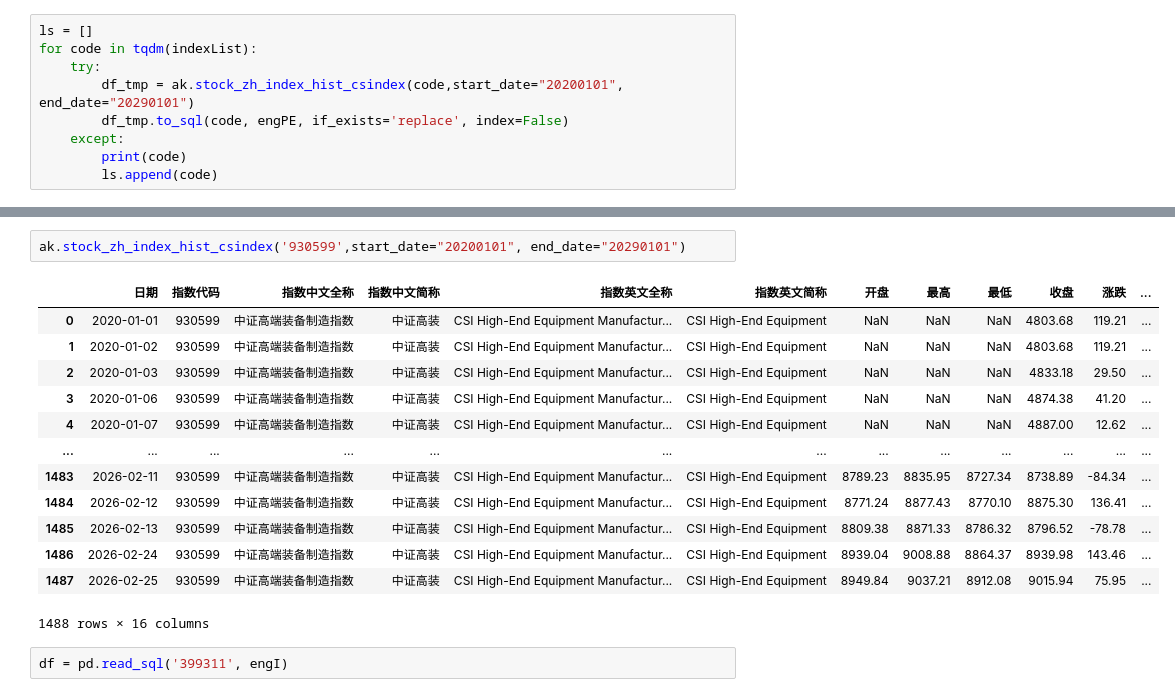
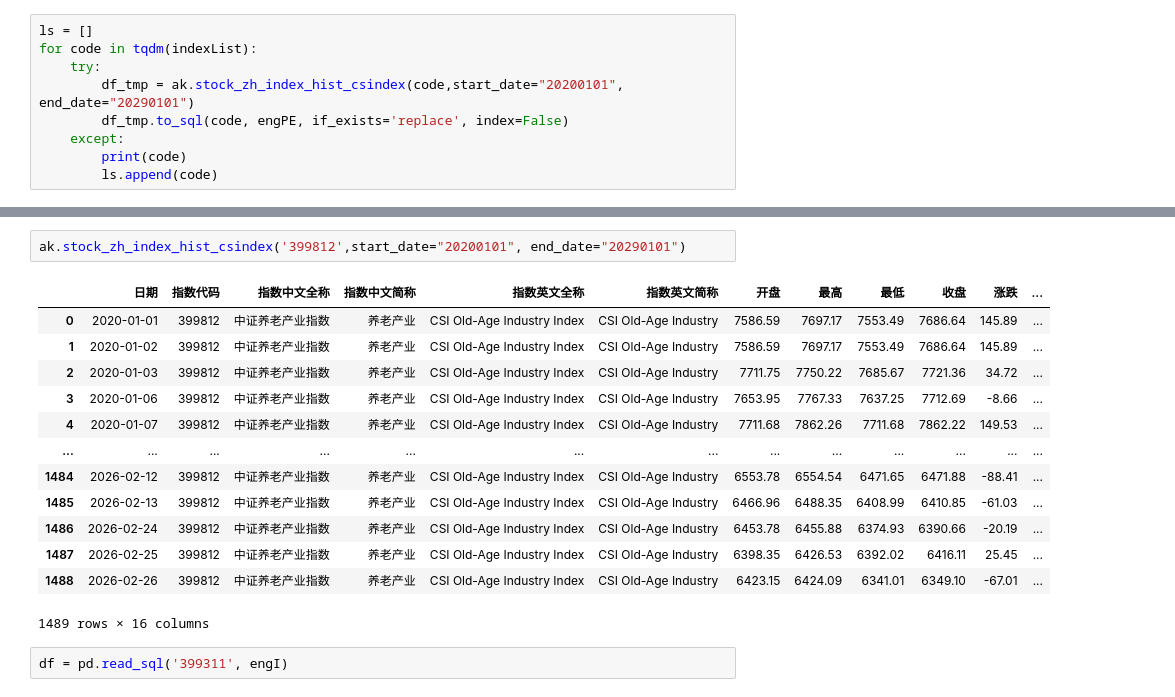
Before and after one commit to u588/app, a Jupyter notebook: TDXapp/获得中证股指市盈率.ipynb, the cells around one changed output, grey strips where cells are left out. Cells and saved outputs as stored; diff of their text form.

```diff
--- a/TDXapp/获得中证股指市盈率.ipynb
+++ b/TDXapp/获得中证股指市盈率.ipynb
@@ -36,19 +37,19 @@ ls
 # %%
-ak.stock_zh_index_hist_csindex('930599',start_date="20200101", end_date="20290101")
+ak.stock_zh_index_hist_csindex('399812',start_date="20200101", end_date="20290101")
 # %% [output]
 |  | 日期 | 指数代码 | 指数中文全称 | 指数中文简称 | 指数英文全称 | 指数英文简称 | 开盘 | 最高 | 最低 | 收盘 | 涨跌 | ... |
-| 0 | 2020-01-01 | 930599 | 中证高端装备制造指数 | 中证高装 | CSI High-End Equipment Manufactur... | CSI High-End Equipment | NaN | NaN | NaN | 4803.68 | 119.21 | ... |
-| 1 | 2020-01-02 | 930599 | 中证高端装备制造指数 | 中证高装 | CSI High-End Equipment Manufactur... | CSI High-End Equipment | NaN | NaN | NaN | 4803.68 | 119.21 | ... |
-| 2 | 2020-01-03 | 930599 | 中证高端装备制造指数 | 中证高装 | CSI High-End Equipment Manufactur... | CSI High-End Equipment | NaN | NaN | NaN | 4833.18 | 29.50 | ... |
-| 3 | 2020-01-06 | 930599 | 中证高端装备制造指数 | 中证高装 | CSI High-End Equipment Manufactur... | CSI High-End Equipment | NaN | NaN | NaN | 4874.38 | 41.20 | ... |
-| 4 | 2020-01-07 | 930599 | 中证高端装备制造指数 | 中证高装 | CSI High-End Equipment Manufactur... | CSI High-End Equipment | NaN | NaN | NaN | 4887.00 | 12.62 | ... |
+| 0 | 2020-01-01 | 399812 | 中证养老产业指数 | 养老产业 | CSI Old-Age Industry Index | CSI Old-Age Industry | 7586.59 | 7697.17 | 7553.49 | 7686.64 | 145.89 | ... |
+| 1 | 2020-01-02 | 399812 | 中证养老产业指数 | 养老产业 | CSI Old-Age Industry Index | CSI Old-Age Industry | 7586.59 | 7697.17 | 7553.49 | 7686.64 | 145.89 | ... |
+| 2 | 2020-01-03 | 399812 | 中证养老产业指数 | 养老产业 | CSI Old-Age Industry Index | CSI Old-Age Industry | 7711.75 | 7750.22 | 7685.67 | 7721.36 | 34.72 | ... |
+| 3 | 2020-01-06 | 399812 | 中证养老产业指数 | 养老产业 | CSI Old-Age Industry Index | CSI Old-Age Industry | 7653.95 | 7767.33 | 7637.25 | 7712.69 | -8.66 | ... |
+| 4 | 2020-01-07 | 399812 | 中证养老产业指数 | 养老产业 | CSI Old-Age Industry Index | CSI Old-Age Industry | 7711.68 | 7862.26 | 7711.68 | 7862.22 | 149.53 | ... |
 | ... | ... | ... | ... | ... | ... | ... | ... | ... | ... | ... | ... | ... |
-| 1483 | 2026-02-11 | 930599 | 中证高端装备制造指数 | 中证高装 | CSI High-End Equipment Manufactur... | CSI High-End Equipment | 8789.23 | 8835.95 | 8727.34 | 8738.89 | -84.34 | ... |
-| 1484 | 2026-02-12 | 930599 | 中证高端装备制造指数 | 中证高装 | CSI High-End Equipment Manufactur... | CSI High-End Equipment | 8771.24 | 8877.43 | 8770.10 | 8875.30 | 136.41 | ... |
-| 1485 | 2026-02-13 | 930599 | 中证高端装备制造指数 | 中证高装 | CSI High-End Equipment Manufactur... | CSI High-End Equipment | 8809.38 | 8871.33 | 8786.32 | 8796.52 | -78.78 | ... |
-| 1486 | 2026-02-24 | 930599 | 中证高端装备制造指数 | 中证高装 | CSI High-End Equipment Manufactur... | CSI High-End Equipment | 8939.04 | 9008.88 | 8864.37 | 8939.98 | 143.46 | ... |
-| 1487 | 2026-02-25 | 930599 | 中证高端装备制造指数 | 中证高装 | CSI High-End Equipment Manufactur... | CSI High-End Equipment | 8949.84 | 9037.21 | 8912.08 | 9015.94 | 75.95 | ... |
+| 1484 | 2026-02-12 | 399812 | 中证养老产业指数 | 养老产业 | CSI Old-Age Industry Index | CSI Old-Age Industry | 6553.78 | 6554.54 | 6471.65 | 6471.88 | -88.41 | ... |
+| 1485 | 2026-02-13 | 399812 | 中证养老产业指数 | 养老产业 | CSI Old-Age Industry Index | CSI Old-Age Industry | 6466.96 | 6488.35 | 6408.99 | 6410.85 | -61.03 | ... |
+| 1486 | 2026-02-24 | 399812 | 中证养老产业指数 | 养老产业 | CSI Old-Age Industry Index | CSI Old-Age Industry | 6453.78 | 6455.88 | 6374.93 | 6390.66 | -20.19 | ... |
+| 1487 | 2026-02-25 | 399812 | 中证养老产业指数 | 养老产业 | CSI Old-Age Industry Index | CSI Old-Age Industry | 6398.35 | 6426.53 | 6392.02 | 6416.11 | 25.45 | ... |
+| 1488 | 2026-02-26 | 399812 | 中证养老产业指数 | 养老产业 | CSI Old-Age Industry Index | CSI Old-Age Industry | 6423.15 | 6424.09 | 6341.01 | 6349.10 | -67.01 | ... |
-1488 rows × 16 columns
+1489 rows × 16 columns
 # %%
 df = pd.read_sql('399311', engI)
 # %%
```
Also changed, not shown: parts of 8 cells of this notebook, 3 other files.
